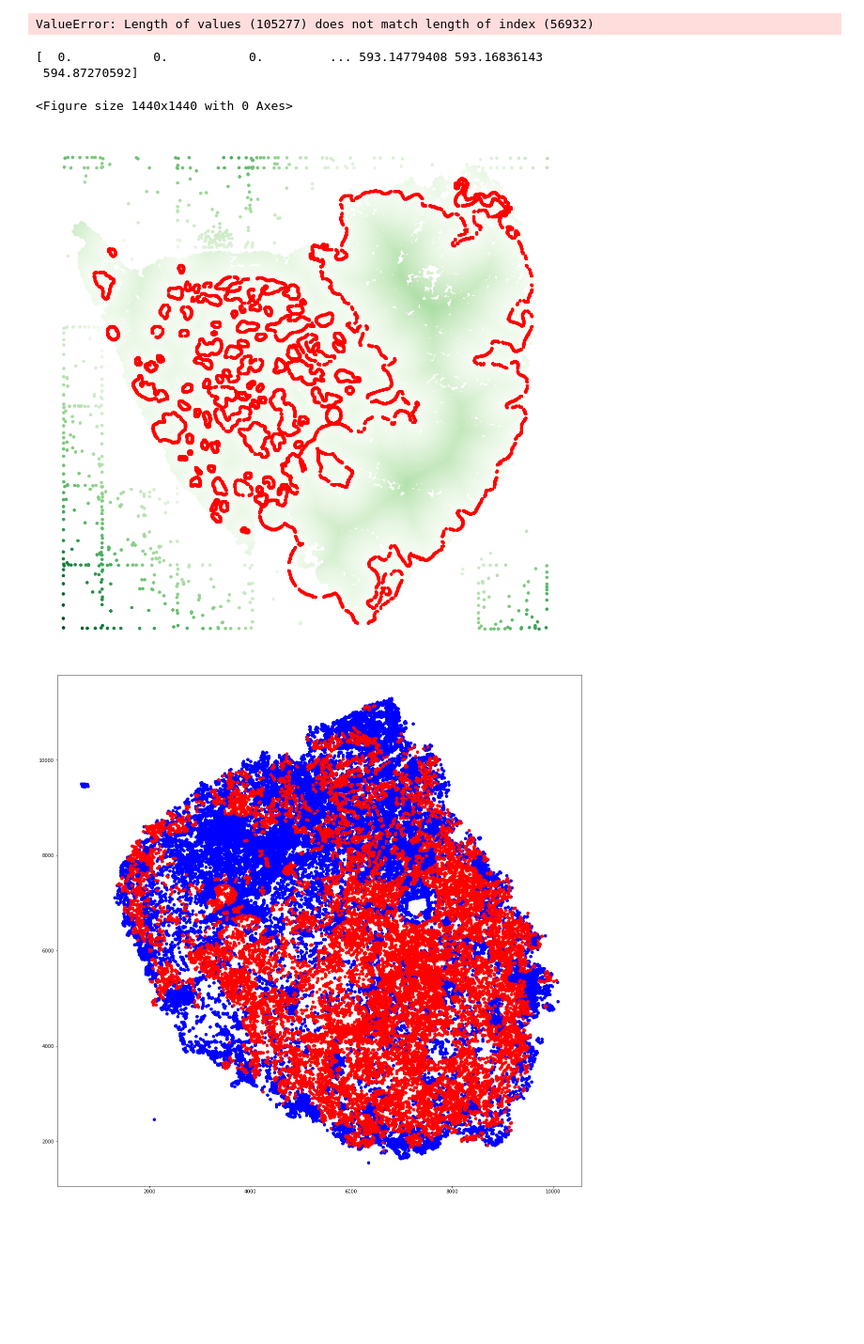
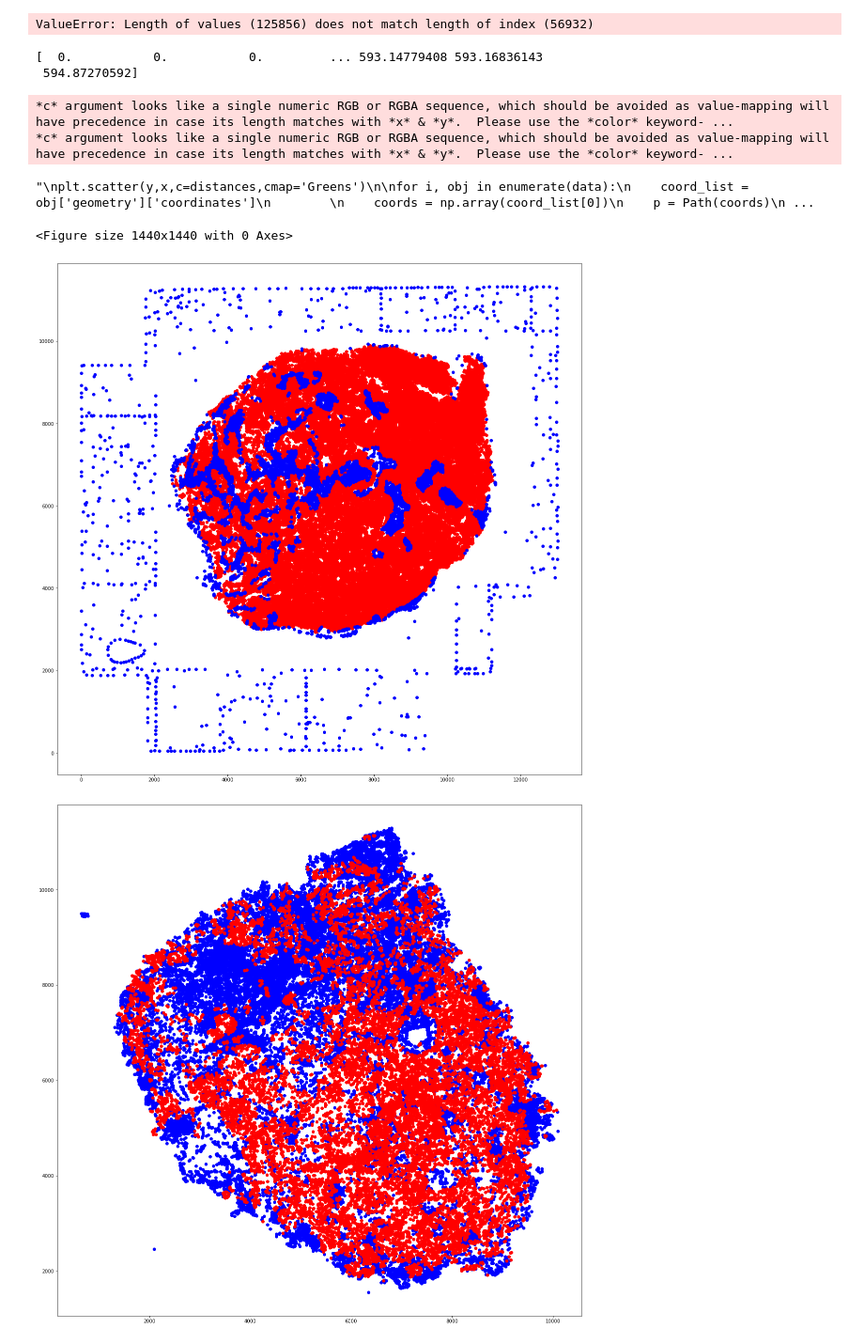
Before and after one commit to awedwards/IPI_analysis_scripts, a Jupyter notebook: match_cells_to_tumor.ipynb, the cells around one changed output. Shown at 94% size. Saved outputs shown, nothing was run; the diff lists cells and outputs as text; code cells hidden in the pictures; blank space fills up the shorter version.

```diff
--- a/match_cells_to_tumor.ipynb
+++ b/match_cells_to_tumor.ipynb
@@ -40,36 +37,0 @@ near_border = np.array(np.zeros(pos.shape[0]), dtype=np.int8)
-# %%
-with open(qupath_annotation_filepath,"r") as f:
-    data = geojson.load(f)
-# %%
-# binary image for distance transform
-
-s = int(np.max([x.max(), y.max()]))
-
-image = np.ones((s+10000,s+10000))
-
-for i, obj in enumerate(data):
-
-    coord_list = obj['geometry']['coordinates']
-
-    coords = np.array(coord_list[0],np.uint32)
-    p = Path(coords)
-    tf = p.contains_points(pos)
-
-    in_tumor[tf] = 1
-
-    image[coords[:,0],coords[:,1]] = 0
-
-    if len(coord_list) > 1:
-
-        for holes in coord_list[1:]:
-            coords = np.array(holes)
-            p = Path(coords)
-            tf = p.contains_points(pos)
-            coords = np.array(coords,np.uint32)
-            image[coords[:,0],coords[:,1]] = 0
-            in_tumor[tf] = 0
-
-    # distance transform and then convert to microns
-distance_image = dt(image)*um_ppix
-distances = distance_image[x,y]
-near_border[distances<10] = 1
@@ -78,8 +87,5 @@ ValueError: setting an array element with a sequence. The requested array has an
 # %%
 
-df['in_tumor'] = in_tumor
-df['dist_tumor_boundary_um'] = distances
-df['near_border'] = near_border
 #df['in_pockets'] = in_pockets
 
 try:
@@ -87,9 +93,9 @@ try:
     df = df.drop('Unnamed: 0.1', axis=1)
 except KeyError:
     pass
-df.to_csv(save_filepath, index=None)
+#df.to_csv(save_filepath, index=None)
 # %% [output]
-ValueError: Length of values (105277) does not match length of index (56932)
+ValueError: Length of values (125856) does not match length of index (56932)
 # %%
 distances.sort()
 print(distances)
@@ -105,39 +111,43 @@ if plot:
     #fig, ax = plt.subplots(1)
 
 
 #:
 
 tumor = df[df['in_tumor'] == 1]
 stroma = df[df['in_tumor'] ==0 ]
+
+plt.scatter(tumor['centroid-0'],tumor['centroid-1'],c=[1,0,0])
+plt.scatter(stroma['centroid-0'],stroma['centroid-1'],c=[0,0,1])
+
 '''
-plt.scatter(tumor['centroid-0'],tumor['centroid-1'],c=[1,1,0])
-plt.scatter(stroma['centroid-0'],stroma['centroid-1'],c=[0,0,1])
-'''
-
 plt.scatter(y,x,c=distances,cmap='Greens')
 
 for i, obj in enumerate(data):
     coord_list = obj['geometry']['coordinates']
 
     coords = np.array(coord_list[0])
     p = Path(coords)
 
     plt.scatter(p.vertices[:,1], p.vertices[:,0], color=[1,0,0])
 
     if len(coord_list) > 1:
 
         for holes in coord_list[1:]:
             coords = np.array(holes)
             p = Path(coords)
             plt.scatter(p.vertices[:,1], p.vertices[:,0], color=[1,0,0])
 
 
 
 plt.axis('off')
 plt.show()
+'''
 # %% [output]
-<Figure size 1440x1440 with 0 Axes>
+*c* argument looks like a single numeric RGB or RGBA sequence, which should be avoided as value-mapping will have precedence in case its length matches with *x* & *y*.  Please use the *color* keyword- ...
+*c* argument looks like a single numeric RGB or RGBA sequence, which should be avoided as value-mapping will have precedence in case its length matches with *x* & *y*.  Please use the *color* keyword- ...
+"\nplt.scatter(y,x,c=distances,cmap='Greens')\n\nfor i, obj in enumerate(data):\n    coord_list = obj['geometry']['coordinates']\n        \n    coords = np.array(coord_list[0])\n    p = Path(coords)\n ...
+<Figure size 1440x1440 with 0 Axes>
-[figure, old version]
+[figure, new version]
 # %%
 distances = distance_image[x,y]
 df['in_tumor'] = lbl
```
Also changed, not shown: parts of 7 cells of this notebook.
